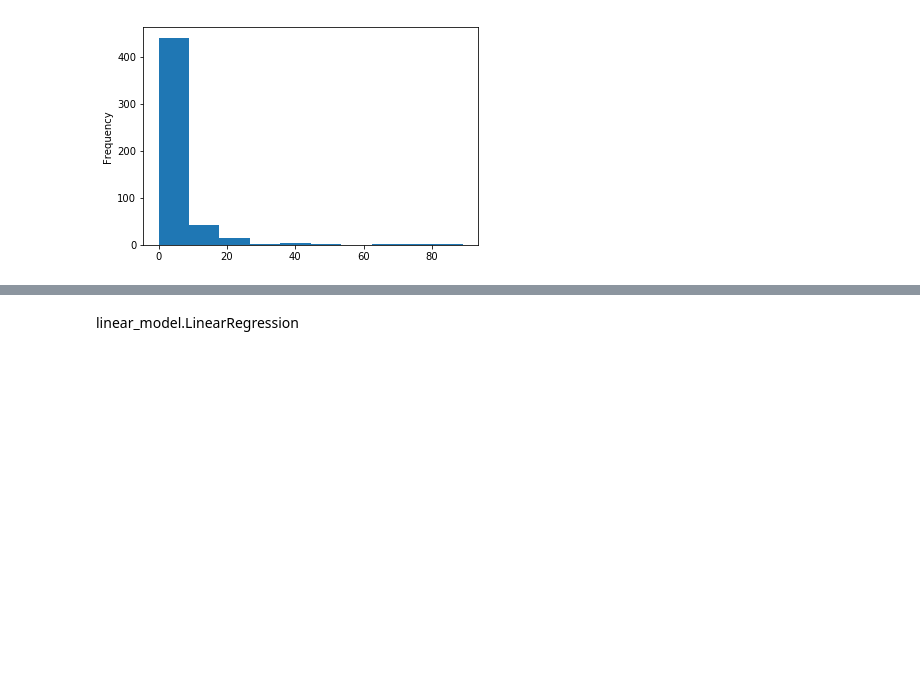
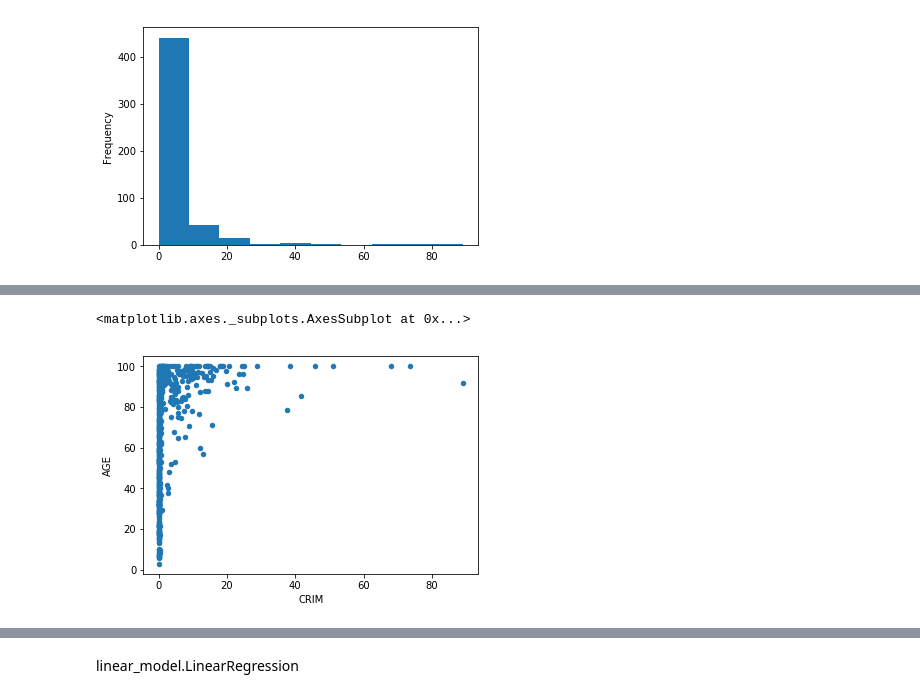
Before and after one commit to learningwithdg/datascience, a Jupyter notebook: Sessions/Machine Learning Introduction.ipynb, the cells around one changed output, grey strips where cells are left out. Drawn from its saved outputs; the diff is of its cells as text; code cells hidden in the pictures; blank space fills up the shorter version.

```diff
--- a/Sessions/Machine Learning Introduction.ipynb
+++ b/Sessions/Machine Learning Introduction.ipynb
@@ -153,0 +183,5 @@ df['CRIM'].plot(kind='hist')
+# %%
+df[['CRIM', 'AGE']].plot.scatter('CRIM', 'AGE')
+# %% [output]
+<matplotlib.axes._subplots.AxesSubplot at 0x...>
+[figure, added]
```
Also changed, not shown: parts of 32 cells of this notebook.
